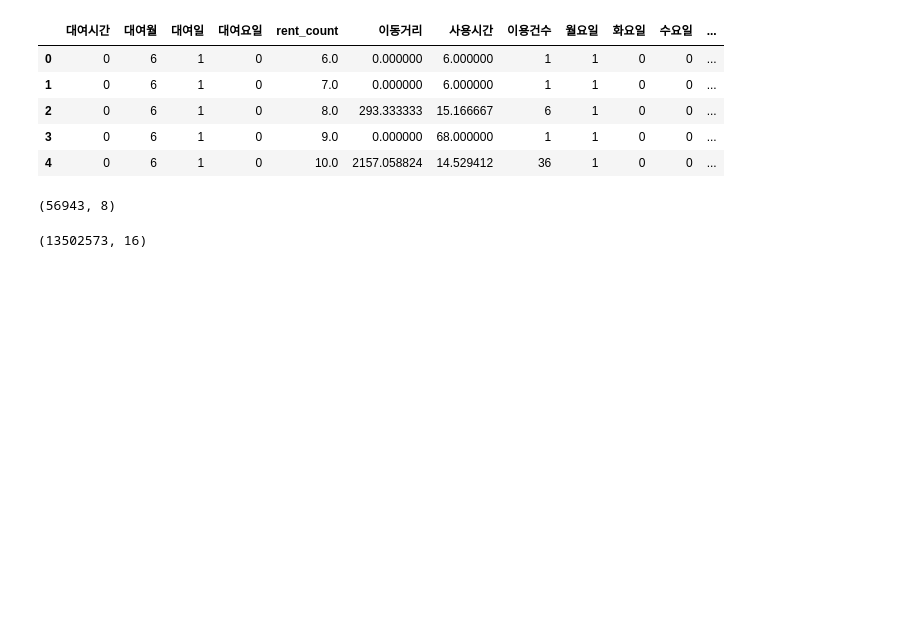
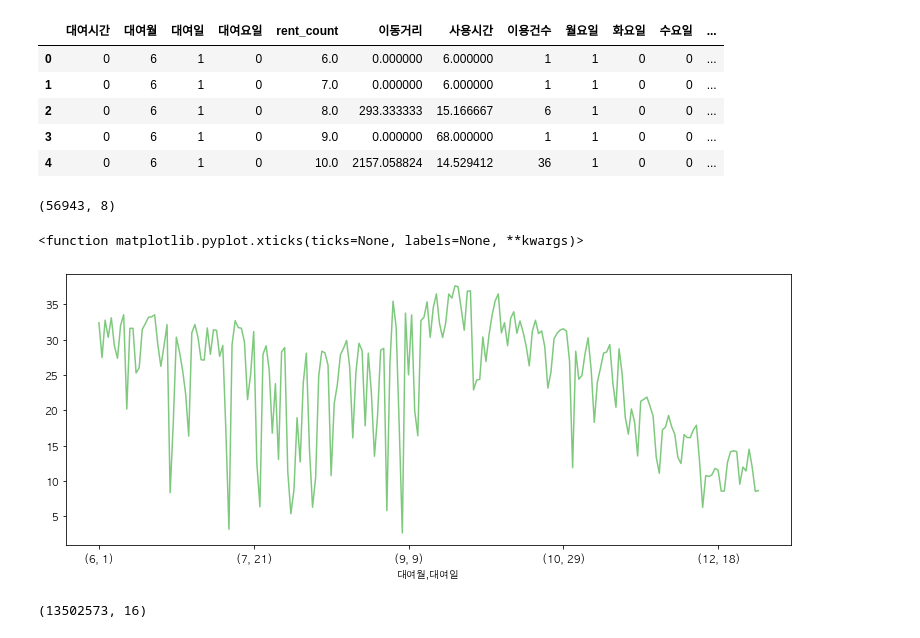
Before and after one commit to Markers/SC2_project, a Jupyter notebook: Src/time_rent.ipynb, the cells around one changed output. Cells and saved outputs as stored; diff of their text form; code cells hidden in the pictures; blank space fills up the shorter version.

Commit message:
baseline 추가
 baseline 추가

```diff
--- a/Src/time_rent.ipynb
+++ b/Src/time_rent.ipynb
@@ -772,6 +772,15 @@ gangseo.head()
 gangseo.shape
 # %% [output]
 (56943, 8)
+# %%
+baseline_test = gangseo.groupby(['대여월','대여일'])['이용건수'].mean()
+#gangseo.head()
+baseline_test.plot(kind='line', figsize=(
+    13, 5), rot=0, colormap='Accent')
+plt.xticks
+# %% [output]
+<function matplotlib.pyplot.xticks(ticks=None, labels=None, **kwargs)>
+[figure, added]
 # %%
 use_per_time_df.shape
 # %% [output]
```
